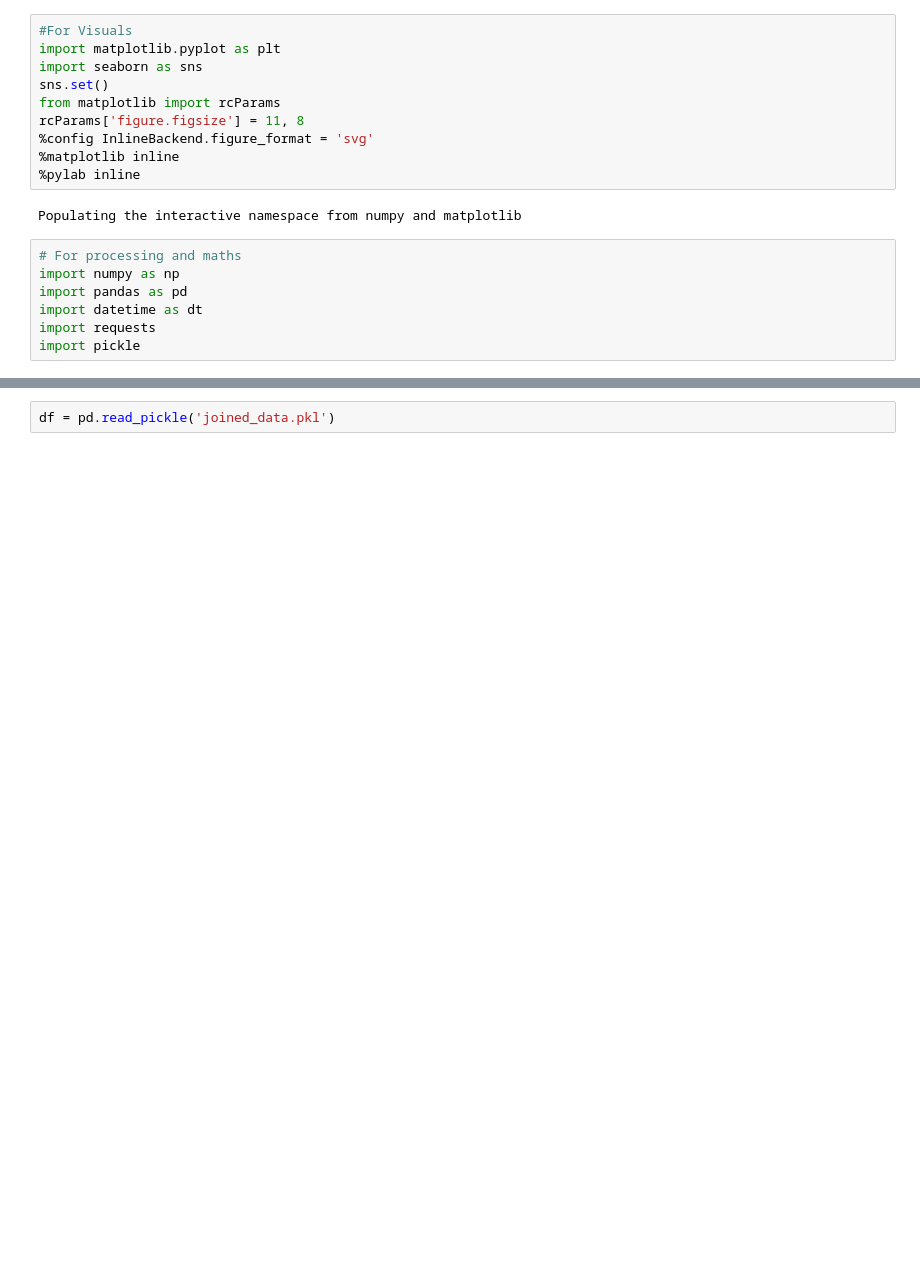
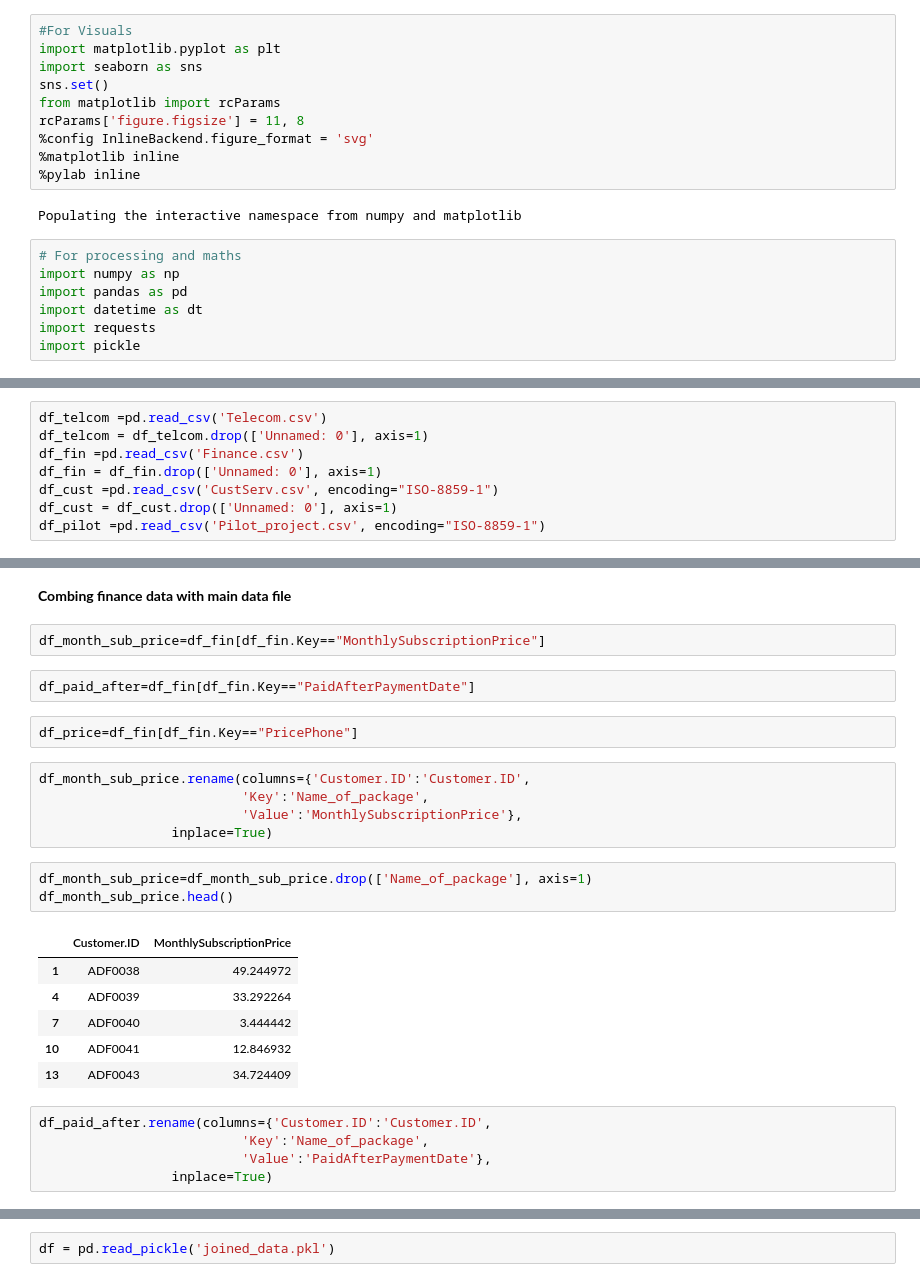
Before and after one commit to HassanSherwani/Telcom_Churn-End-End-Project-, a Jupyter notebook: EDA.ipynb, the cells around one changed output, grey strips where cells are left out. Drawn from its saved outputs; the diff is of its cells as text; blank space fills up the shorter version.

```diff
--- a/EDA.ipynb
+++ b/EDA.ipynb
@@ -34,0 +33,8 @@ made from main file
+# %%
+df_telcom =pd.read_csv('Telecom.csv')
+df_telcom = df_telcom.drop(['Unnamed: 0'], axis=1)
+df_fin =pd.read_csv('Finance.csv')
+df_fin = df_fin.drop(['Unnamed: 0'], axis=1)
+df_cust =pd.read_csv('CustServ.csv', encoding="ISO-8859-1")
+df_cust = df_cust.drop(['Unnamed: 0'], axis=1)
+df_pilot =pd.read_csv('Pilot_project.csv', encoding="ISO-8859-1")
@@ -34,0 +80,28 @@ made from main file
+# %% [markdown]
+**Combing finance data with main data file**
+# %%
+df_month_sub_price=df_fin[df_fin.Key=="MonthlySubscriptionPrice"]
+# %%
+df_paid_after=df_fin[df_fin.Key=="PaidAfterPaymentDate"]
+# %%
+df_price=df_fin[df_fin.Key=="PricePhone"]
+# %%
+df_month_sub_price.rename(columns={'Customer.ID':'Customer.ID',
+                          'Key':'Name_of_package',
+                          'Value':'MonthlySubscriptionPrice'},
+                 inplace=True)
+# %%
+df_month_sub_price=df_month_sub_price.drop(['Name_of_package'], axis=1)
+df_month_sub_price.head()
+# %% [output]
+|  | Customer.ID | MonthlySubscriptionPrice |
+| 1 | ADF0038 | 49.244972 |
+| 4 | ADF0039 | 33.292264 |
+| 7 | ADF0040 | 3.444442 |
+| 10 | ADF0041 | 12.846932 |
+| 13 | ADF0043 | 34.724409 |
+# %%
+df_paid_after.rename(columns={'Customer.ID':'Customer.ID',
+                          'Key':'Name_of_package',
+                          'Value':'PaidAfterPaymentDate'},
+                 inplace=True)
```
Also changed, not shown: parts of 32 cells of this notebook.
